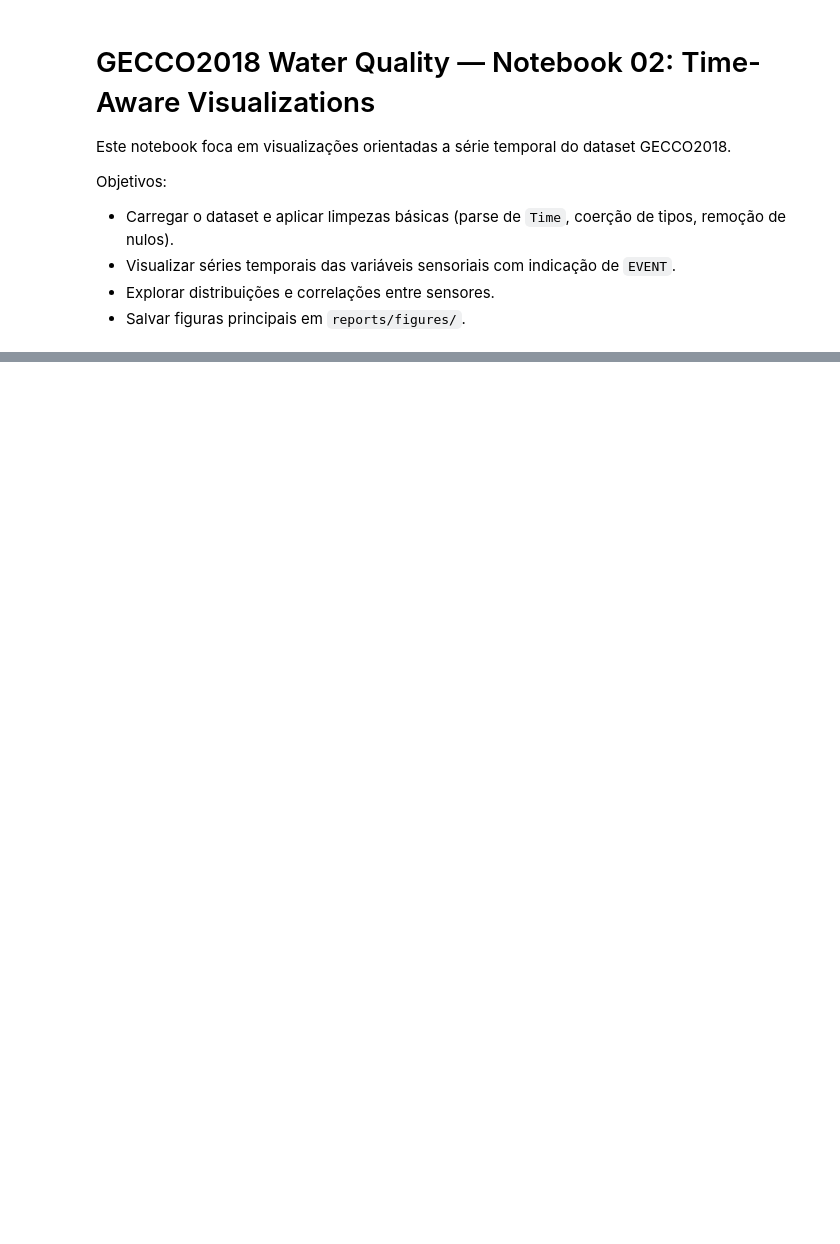
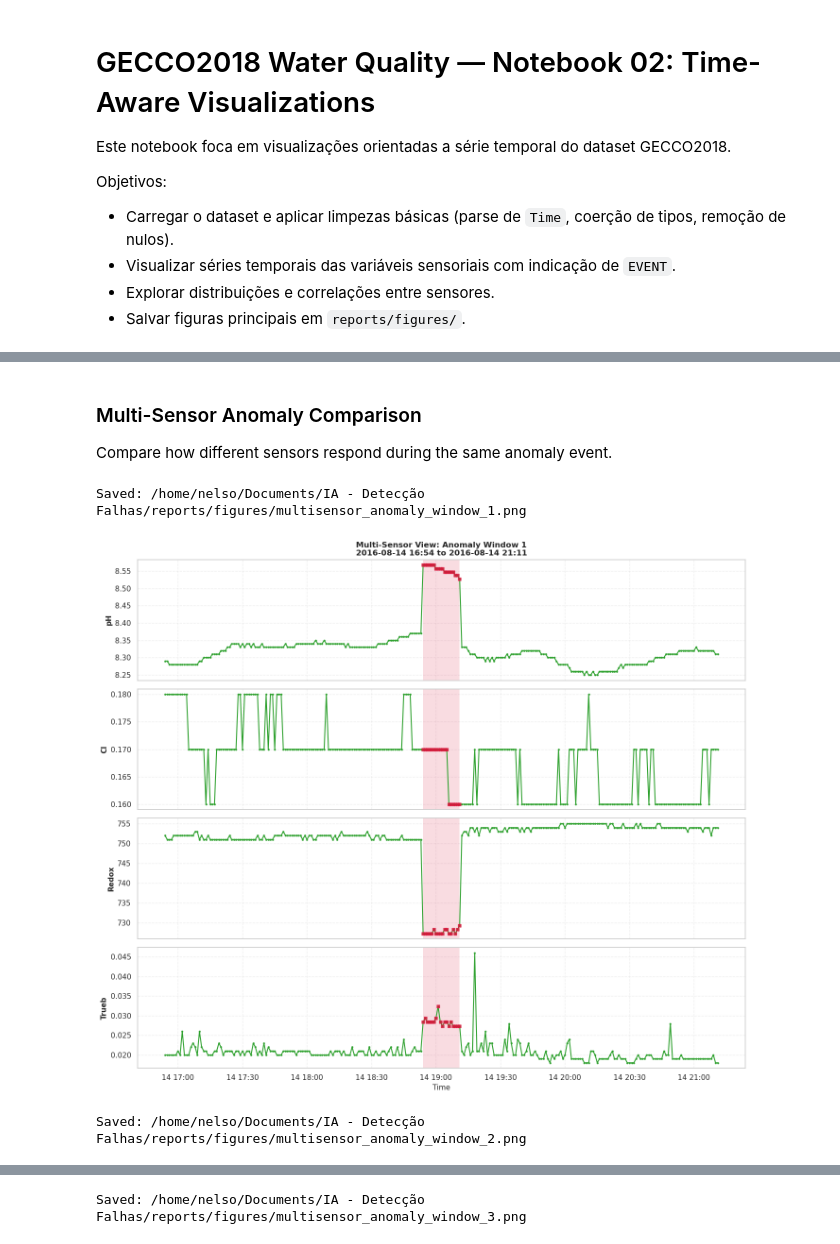
Before and after one commit to nelcostaa/cnn-anomaly-detection, a Jupyter notebook: notebooks/02_visualizations_gecco2018.ipynb, the cells around one changed output, grey strips where cells are left out. Cells and saved outputs as stored; diff of their text form; code cells hidden in the pictures; blank space fills up the shorter version.

```diff
--- a/notebooks/02_visualizations_gecco2018.ipynb
+++ b/notebooks/02_visualizations_gecco2018.ipynb
@@ -148,0 +456,66 @@ print("Saved:", out)
+# %% [markdown]
+### Multi-Sensor Anomaly Comparison
+
+Compare how different sensors respond during the same anomaly event.
+# %%
+def plot_multisensor_anomaly_zoom(df_ts, anomaly_window_idx, sensors_to_plot, save=False):
+    """
+    Plot multiple sensors for a single anomaly window to compare responses.
+    """
+    from pathlib import Path as _Path
+
+    if anomaly_window_idx >= len(anomaly_windows):
+        print(f"Anomaly window {anomaly_window_idx} does not exist.")
+        return
+
+    win_start, win_end, anom_start, anom_end = anomaly_windows[anomaly_window_idx]
+
+    # Extract window data
+    mask = (df_ts.index >= win_start) & (df_ts.index <= win_end)
+    df_window = df_ts.loc[mask]
+
+    n_sensors = len(sensors_to_plot)
+    fig, axes = plt.subplots(n_sensors, 1, figsize=(14, 3*n_sensors), sharex=True)
+    if n_sensors == 1:
+        axes = [axes]
+
+    for ax, sensor in zip(axes, sensors_to_plot):
+        # Plot sensor
+        ax.plot(df_window.index, df_window[sensor], color='#2ca02c', linewidth=1.5, marker='o', markersize=2)
+
+        # Highlight anomaly region
+        anom_mask = df_window['EVENT']
+        if anom_mask.any():
+            ax.plot(df_window.index[anom_mask], df_window.loc[anom_mask, sensor],
+                   color='crimson', linewidth=0, marker='s', markersize=4, alpha=0.8)
+            ymin, ymax = ax.get_ylim()
+            ax.axvspan(anom_start, anom_end, alpha=0.15, color='crimson', linewidth=0)
+
+        ax.set_ylabel(sensor, fontsize=11, fontweight='bold')
+        ax.grid(alpha=0.3, linestyle='--')
+
+    axes[0].set_title(f'Multi-Sensor View: Anomaly Window {anomaly_window_idx+1}\n'
+                     f'{win_start.strftime("%Y-%m-%d %H:%M")} to {win_end.strftime("%Y-%m-%d %H:%M")}',
+                     fontsize=12, fontweight='bold')
+    axes[-1].set_xlabel('Time', fontsize=11)
+
+    plt.tight_layout()
+
+    if save:
+        out = _Path(FIGURES_DIR) / f"multisensor_anomaly_window_{anomaly_window_idx+1}.png"
+        fig.savefig(out, dpi=150, bbox_inches='tight')
+        print(f"Saved: {out}")
+
+    plt.show()
+
+# Plot first few anomaly windows with multiple sensors
+if len(anomaly_windows) > 0:
+    key_sensors = ['pH', 'Cl', 'Redox', 'Trueb']  # Most relevant per paper
+    for i in range(min(3, len(anomaly_windows))):
+        plot_multisensor_anomaly_zoom(df_ts, i, key_sensors, save=True)
+else:
+    print("No anomalies to visualize.")
+# %% [output]
+Saved: /home/nelso/Documents/IA - Detecção Falhas/reports/figures/multisensor_anomaly_window_1.png
+[figure, added]
+Saved: /home/nelso/Documents/IA - Detecção Falhas/reports/figures/multisensor_anomaly_window_2.png
@@ -148,0 +523 @@ print("Saved:", out)
+Saved: /home/nelso/Documents/IA - Detecção Falhas/reports/figures/multisensor_anomaly_window_3.png
```
Also changed, not shown: parts of 20 cells of this notebook, 1 other file.
